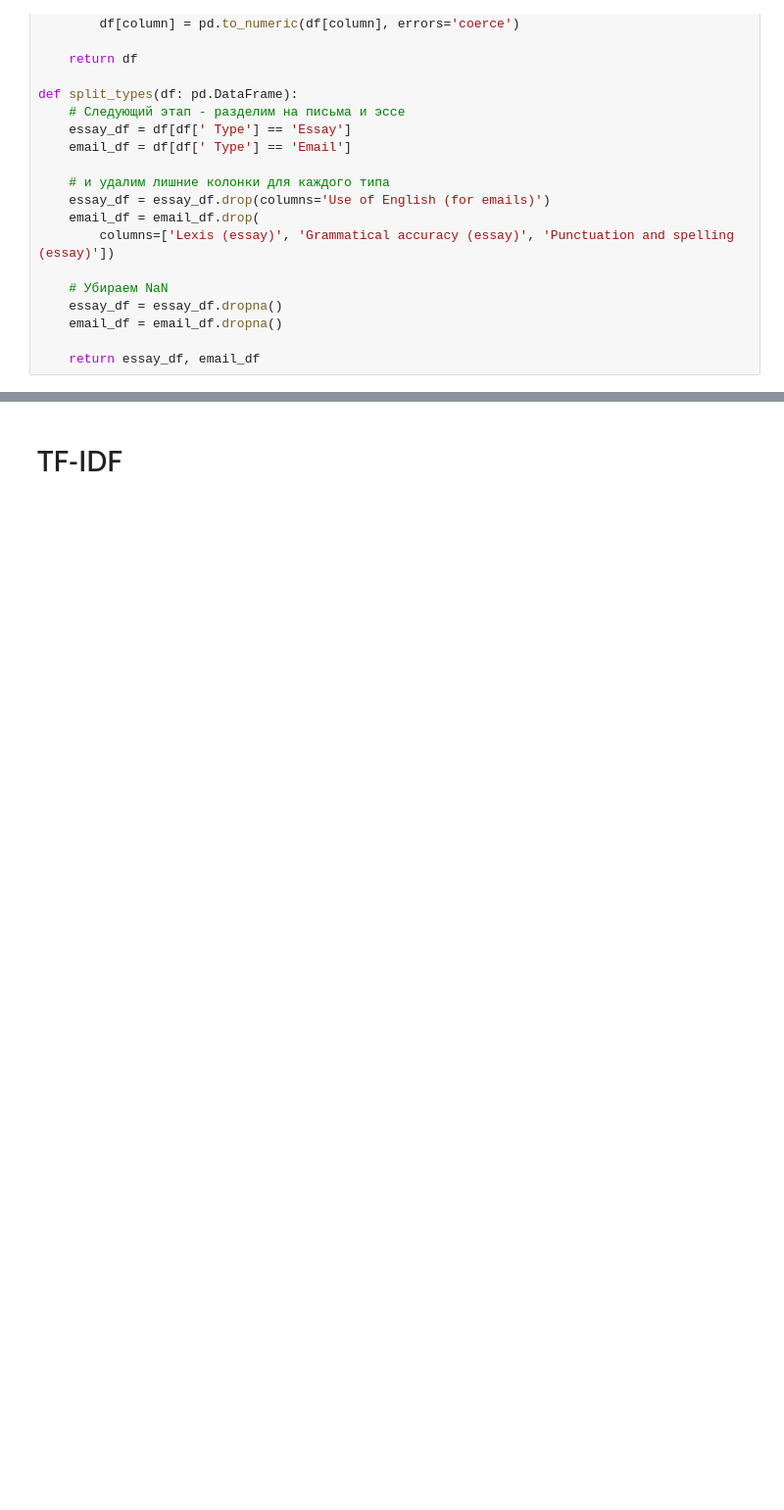
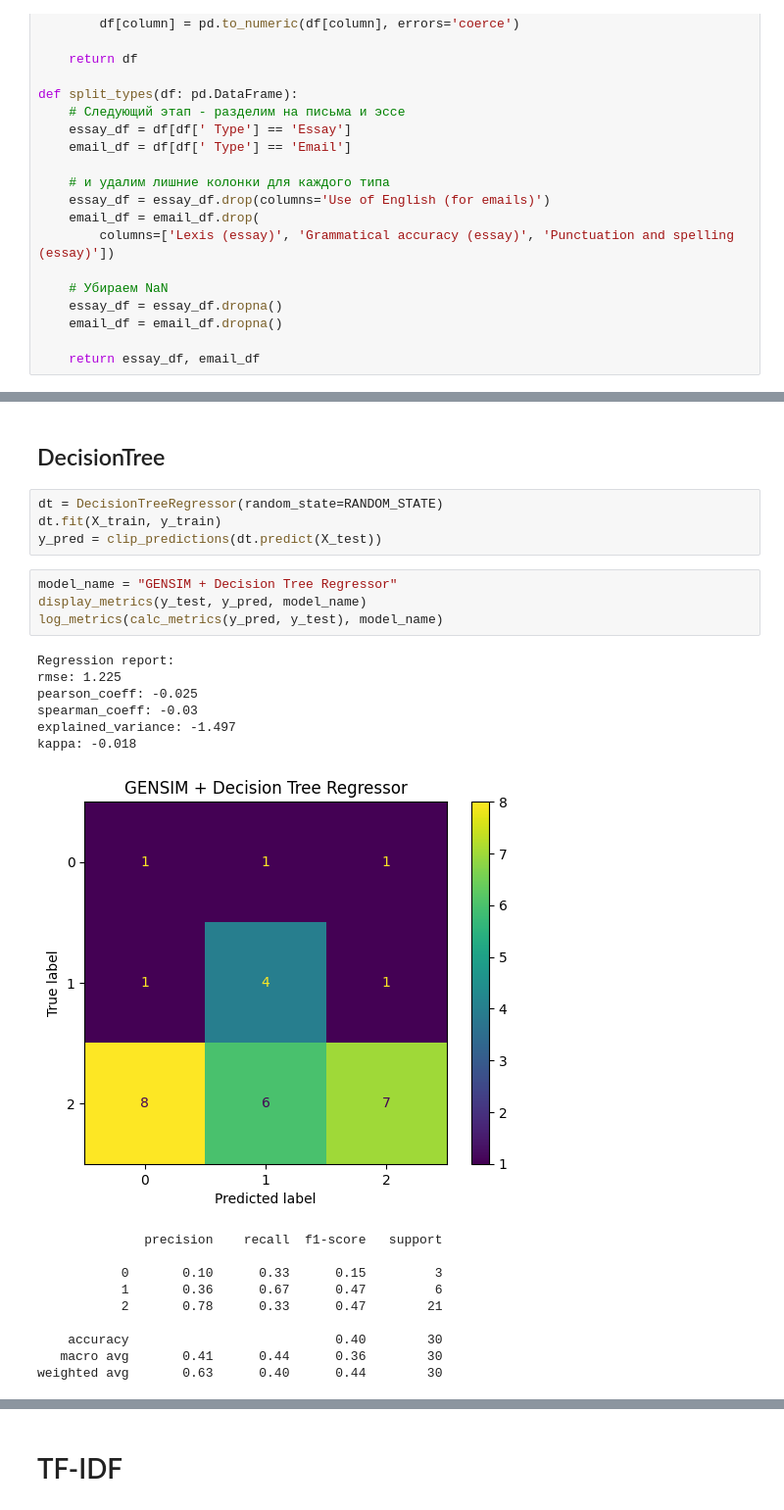
Before and after one commit to Pixel-Pirate-Coder/AutoGrade-ENG-Writing, a Jupyter notebook: notebooks/model_selection/01_basic_ml_models.ipynb, the cells around one changed output, grey strips where cells are left out. Shown at 98% size. Saved outputs shown, nothing was run; the diff lists cells and outputs as text; blank space fills up the shorter version.

```diff
--- a/notebooks/model_selection/01_basic_ml_models.ipynb
+++ b/notebooks/model_selection/01_basic_ml_models.ipynb
@@ -403,0 +1039,27 @@ weighted avg       0.64      0.80      0.71        86
+# %% [markdown]
+## DecisionTree
+# %%
+dt = DecisionTreeRegressor(random_state=RANDOM_STATE)
+dt.fit(X_train, y_train)
+y_pred = clip_predictions(dt.predict(X_test))
+# %%
+model_name = "GENSIM + Decision Tree Regressor"
+display_metrics(y_test, y_pred, model_name)
+log_metrics(calc_metrics(y_pred, y_test), model_name)
+# %% [output]
+Regression report:
+rmse: 1.225
+pearson_coeff: -0.025
+spearman_coeff: -0.03
+explained_variance: -1.497
+kappa: -0.018
+[figure, added]
+              precision    recall  f1-score   support
+
+           0       0.10      0.33      0.15         3
+           1       0.36      0.67      0.47         6
+           2       0.78      0.33      0.47        21
+
+    accuracy                           0.40        30
+   macro avg       0.41      0.44      0.36        30
+weighted avg       0.63      0.40      0.44        30
```
Also changed, not shown: parts of 160 cells of this notebook.
